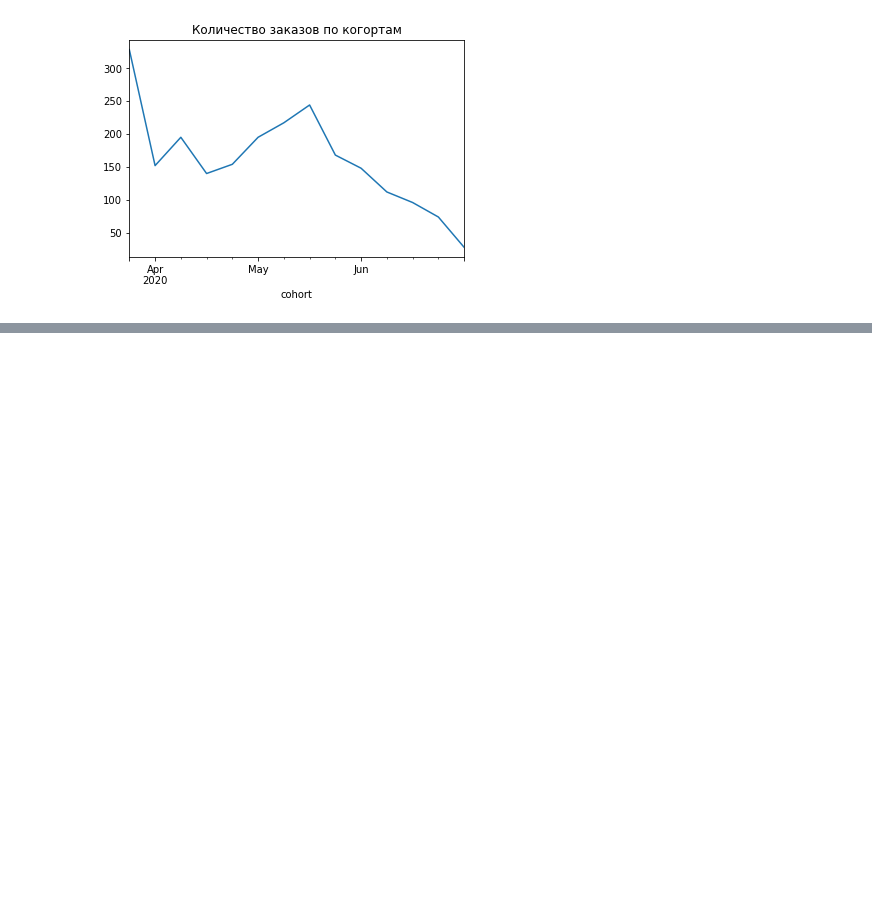
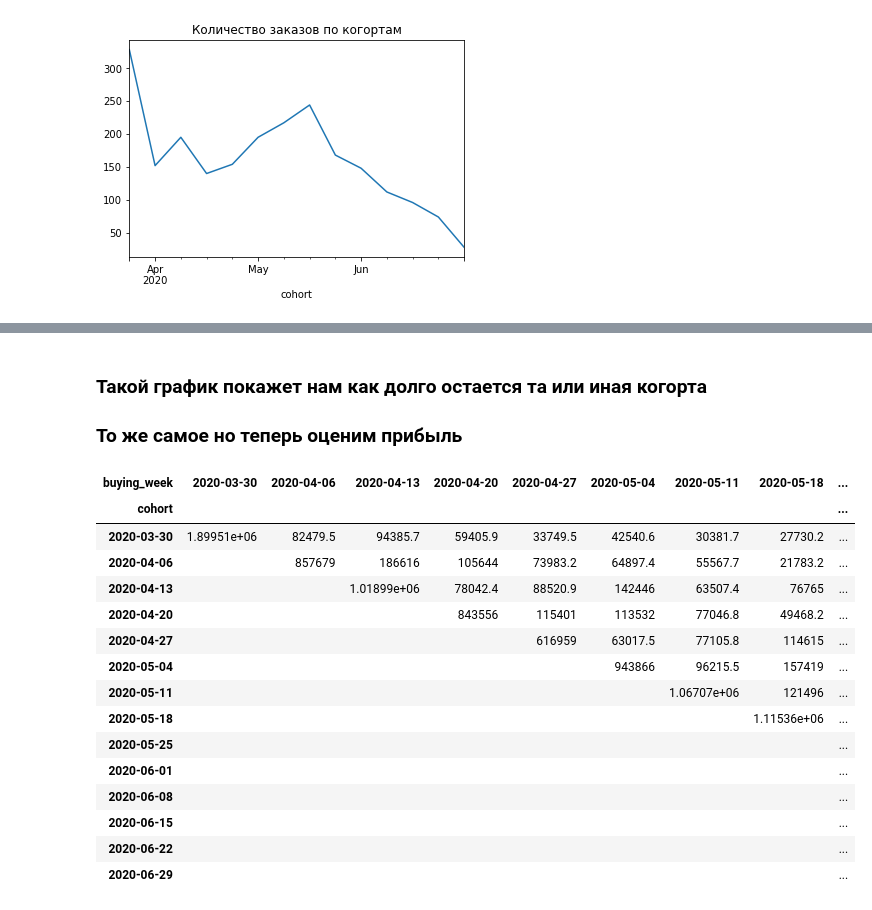
Before and after one commit to LotFullKa/PyProjects, a Jupyter notebook: praktika.ipynb, the cells around one changed output, grey strips where cells are left out. Cells and saved outputs as stored; diff of their text form; code cells hidden in the pictures; blank space fills up the shorter version.

```diff
--- a/praktika.ipynb
+++ b/praktika.ipynb
@@ -142,0 +199,30 @@ group_by_cohort['count'].plot(title='Количество заказов по к
+# %% [markdown]
+### Такой график покажет нам как долго остается та или иная когорта
+
+### То же самое но теперь оценим прибыль
+# %%
+pivoted = merged_data.pivot_table(
+    values='cost',
+    index='cohort',
+    columns='buying_week',
+    aggfunc='sum',
+)
+
+pivoted.fillna('')
+# %% [output]
+| buying_week | 2020-03-30 | 2020-04-06 | 2020-04-13 | 2020-04-20 | 2020-04-27 | 2020-05-04 | 2020-05-11 | 2020-05-18 | ... |
+| cohort |  |  |  |  |  |  |  |  | ... |
+| 2020-03-30 | 1.89951e+06 | 82479.5 | 94385.7 | 59405.9 | 33749.5 | 42540.6 | 30381.7 | 27730.2 | ... |
+| 2020-04-06 |  | 857679 | 186616 | 105644 | 73983.2 | 64897.4 | 55567.7 | 21783.2 | ... |
+| 2020-04-13 |  |  | 1.01899e+06 | 78042.4 | 88520.9 | 142446 | 63507.4 | 76765 | ... |
+| 2020-04-20 |  |  |  | 843556 | 115401 | 113532 | 77046.8 | 49468.2 | ... |
+| 2020-04-27 |  |  |  |  | 616959 | 63017.5 | 77105.8 | 114615 | ... |
+| 2020-05-04 |  |  |  |  |  | 943866 | 96215.5 | 157419 | ... |
+| 2020-05-11 |  |  |  |  |  |  | 1.06707e+06 | 121496 | ... |
+| 2020-05-18 |  |  |  |  |  |  |  | 1.11536e+06 | ... |
+| 2020-05-25 |  |  |  |  |  |  |  |  | ... |
+| 2020-06-01 |  |  |  |  |  |  |  |  | ... |
+| 2020-06-08 |  |  |  |  |  |  |  |  | ... |
+| 2020-06-15 |  |  |  |  |  |  |  |  | ... |
+| 2020-06-22 |  |  |  |  |  |  |  |  | ... |
+| 2020-06-29 |  |  |  |  |  |  |  |  | ... |
```
Also changed, not shown: parts of 13 cells of this notebook.
